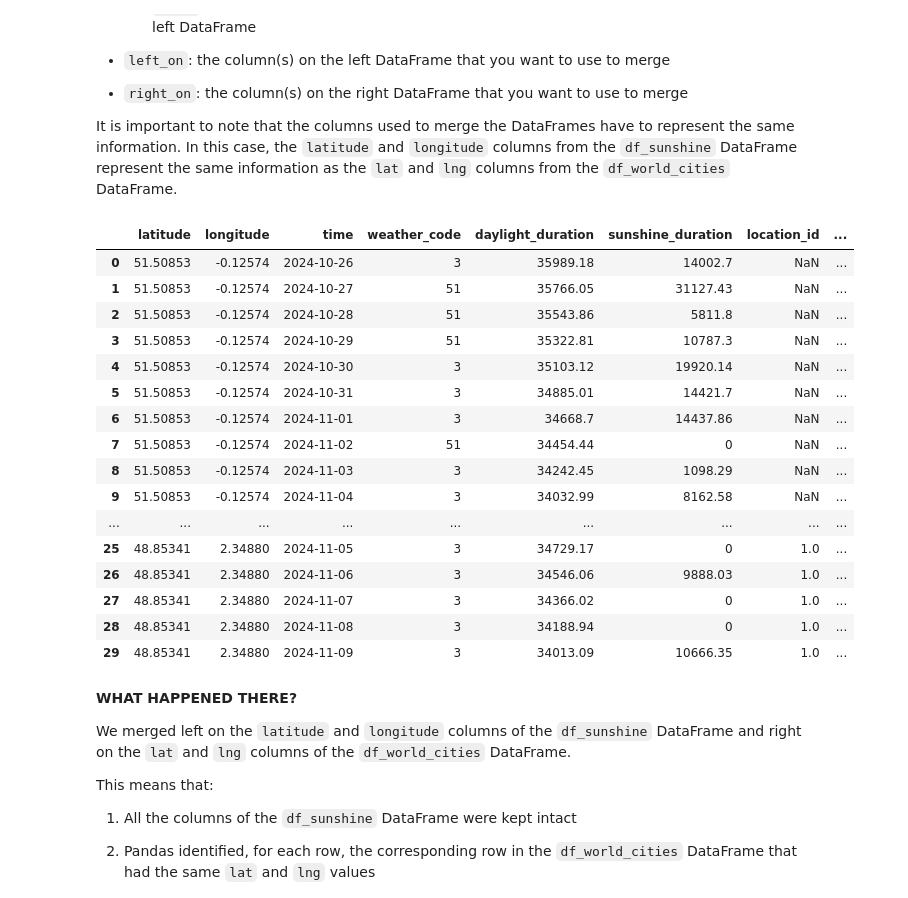
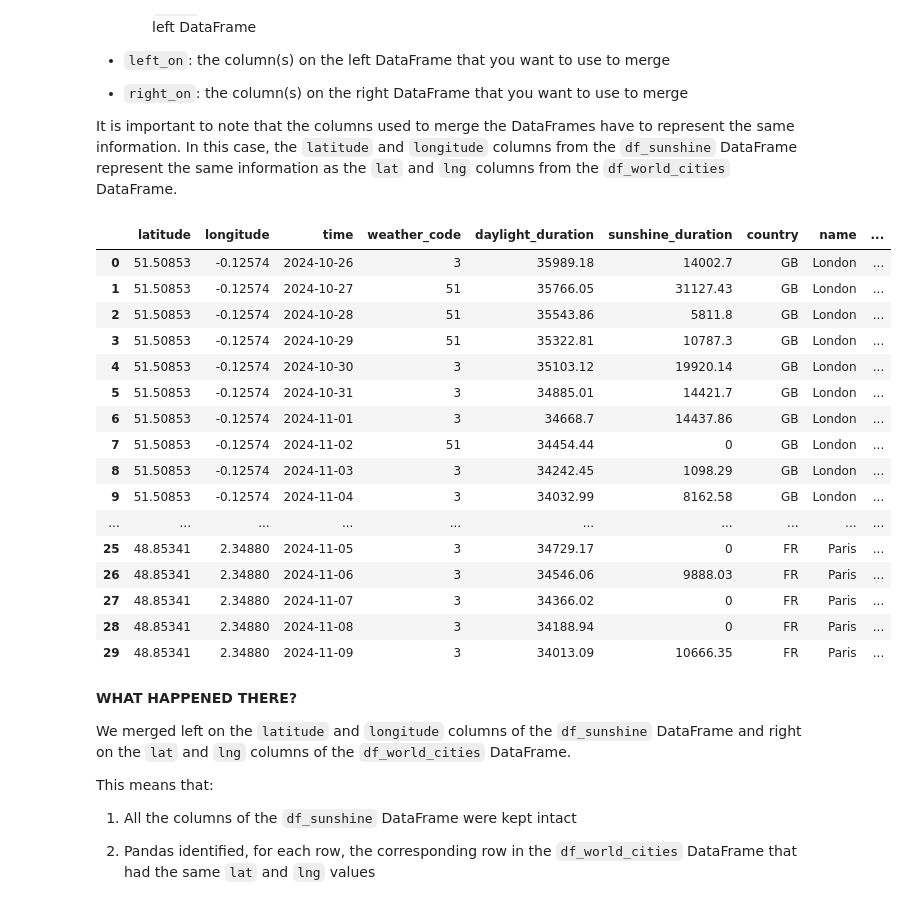
Before and after one commit to zoe-e-thomas/ds105a-2024, a Jupyter notebook: W07-Material/code/LSE_DS105A_2024_W07_lecture.ipynb, the cells around one changed output. Saved outputs shown, nothing was run; the diff lists cells and outputs as text; code cells hidden in the pictures.

```diff
--- a/W07-Material/code/LSE_DS105A_2024_W07_lecture.ipynb
+++ b/W07-Material/code/LSE_DS105A_2024_W07_lecture.ipynb
@@ -514,7 +679,7 @@ df_sunshine = (
     })
 
     # There are these other useless columns that I don't care about
-    .drop(columns=['generationtime_ms', 'utc_offset_seconds', 'timezone', 'timezone_abbreviation', 'elevation'])
+    .drop(columns=['generationtime_ms', 'utc_offset_seconds', 'timezone', 'timezone_abbreviation', 'elevation', 'location_id'])
 
 )
 
@@ -589,25 +754,27 @@ The `pd.merge()` function is the way to go. It expects the following arguments:
 
 It is important to note that the columns used to merge the DataFrames have to represent the same information. In this case, the `latitude` and `longitude` columns from the `df_sunshine` DataFrame represent the same information as the `lat` and `lng` columns from the `df_world_cities` DataFrame.
 # %%
-pd.merge(left=df_sunshine, right=df_world_cities, how='left', left_on=['latitude', 'longitude'], right_on=['lat', 'lng'])
+pd.merge(left=df_sunshine, right=df_world_cities, how='left',
+         left_on=['latitude', 'longitude'],
+         right_on=['lat', 'lng'])
 # %% [output]
-|  | latitude | longitude | time | weather_code | daylight_duration | sunshine_duration | location_id | ... |
-| 0 | 51.50853 | -0.12574 | 2024-10-26 | 3 | 35989.18 | 14002.7 | NaN | ... |
-| 1 | 51.50853 | -0.12574 | 2024-10-27 | 51 | 35766.05 | 31127.43 | NaN | ... |
-| 2 | 51.50853 | -0.12574 | 2024-10-28 | 51 | 35543.86 | 5811.8 | NaN | ... |
-| 3 | 51.50853 | -0.12574 | 2024-10-29 | 51 | 35322.81 | 10787.3 | NaN | ... |
-| 4 | 51.50853 | -0.12574 | 2024-10-30 | 3 | 35103.12 | 19920.14 | NaN | ... |
-| 5 | 51.50853 | -0.12574 | 2024-10-31 | 3 | 34885.01 | 14421.7 | NaN | ... |
-| 6 | 51.50853 | -0.12574 | 2024-11-01 | 3 | 34668.7 | 14437.86 | NaN | ... |
-| 7 | 51.50853 | -0.12574 | 2024-11-02 | 51 | 34454.44 | 0 | NaN | ... |
-| 8 | 51.50853 | -0.12574 | 2024-11-03 | 3 | 34242.45 | 1098.29 | NaN | ... |
-| 9 | 51.50853 | -0.12574 | 2024-11-04 | 3 | 34032.99 | 8162.58 | NaN | ... |
-| ... | ... | ... | ... | ... | ... | ... | ... | ... |
-| 25 | 48.85341 | 2.34880 | 2024-11-05 | 3 | 34729.17 | 0 | 1.0 | ... |
-| 26 | 48.85341 | 2.34880 | 2024-11-06 | 3 | 34546.06 | 9888.03 | 1.0 | ... |
-| 27 | 48.85341 | 2.34880 | 2024-11-07 | 3 | 34366.02 | 0 | 1.0 | ... |
-| 28 | 48.85341 | 2.34880 | 2024-11-08 | 3 | 34188.94 | 0 | 1.0 | ... |
-| 29 | 48.85341 | 2.34880 | 2024-11-09 | 3 | 34013.09 | 10666.35 | 1.0 | ... |
+|  | latitude | longitude | time | weather_code | daylight_duration | sunshine_duration | country | name | ... |
+| 0 | 51.50853 | -0.12574 | 2024-10-26 | 3 | 35989.18 | 14002.7 | GB | London | ... |
+| 1 | 51.50853 | -0.12574 | 2024-10-27 | 51 | 35766.05 | 31127.43 | GB | London | ... |
+| 2 | 51.50853 | -0.12574 | 2024-10-28 | 51 | 35543.86 | 5811.8 | GB | London | ... |
+| 3 | 51.50853 | -0.12574 | 2024-10-29 | 51 | 35322.81 | 10787.3 | GB | London | ... |
+| 4 | 51.50853 | -0.12574 | 2024-10-30 | 3 | 35103.12 | 19920.14 | GB | London | ... |
+| 5 | 51.50853 | -0.12574 | 2024-10-31 | 3 | 34885.01 | 14421.7 | GB | London | ... |
+| 6 | 51.50853 | -0.12574 | 2024-11-01 | 3 | 34668.7 | 14437.86 | GB | London | ... |
+| 7 | 51.50853 | -0.12574 | 2024-11-02 | 51 | 34454.44 | 0 | GB | London | ... |
+| 8 | 51.50853 | -0.12574 | 2024-11-03 | 3 | 34242.45 | 1098.29 | GB | London | ... |
+| 9 | 51.50853 | -0.12574 | 2024-11-04 | 3 | 34032.99 | 8162.58 | GB | London | ... |
+| ... | ... | ... | ... | ... | ... | ... | ... | ... | ... |
+| 25 | 48.85341 | 2.34880 | 2024-11-05 | 3 | 34729.17 | 0 | FR | Paris | ... |
+| 26 | 48.85341 | 2.34880 | 2024-11-06 | 3 | 34546.06 | 9888.03 | FR | Paris | ... |
+| 27 | 48.85341 | 2.34880 | 2024-11-07 | 3 | 34366.02 | 0 | FR | Paris | ... |
+| 28 | 48.85341 | 2.34880 | 2024-11-08 | 3 | 34188.94 | 0 | FR | Paris | ... |
+| 29 | 48.85341 | 2.34880 | 2024-11-09 | 3 | 34013.09 | 10666.35 | FR | Paris | ... |
 # %% [markdown]
 **WHAT HAPPENED THERE?**
 
```
Also changed, not shown: parts of 23 cells of this notebook, 3 other files.
